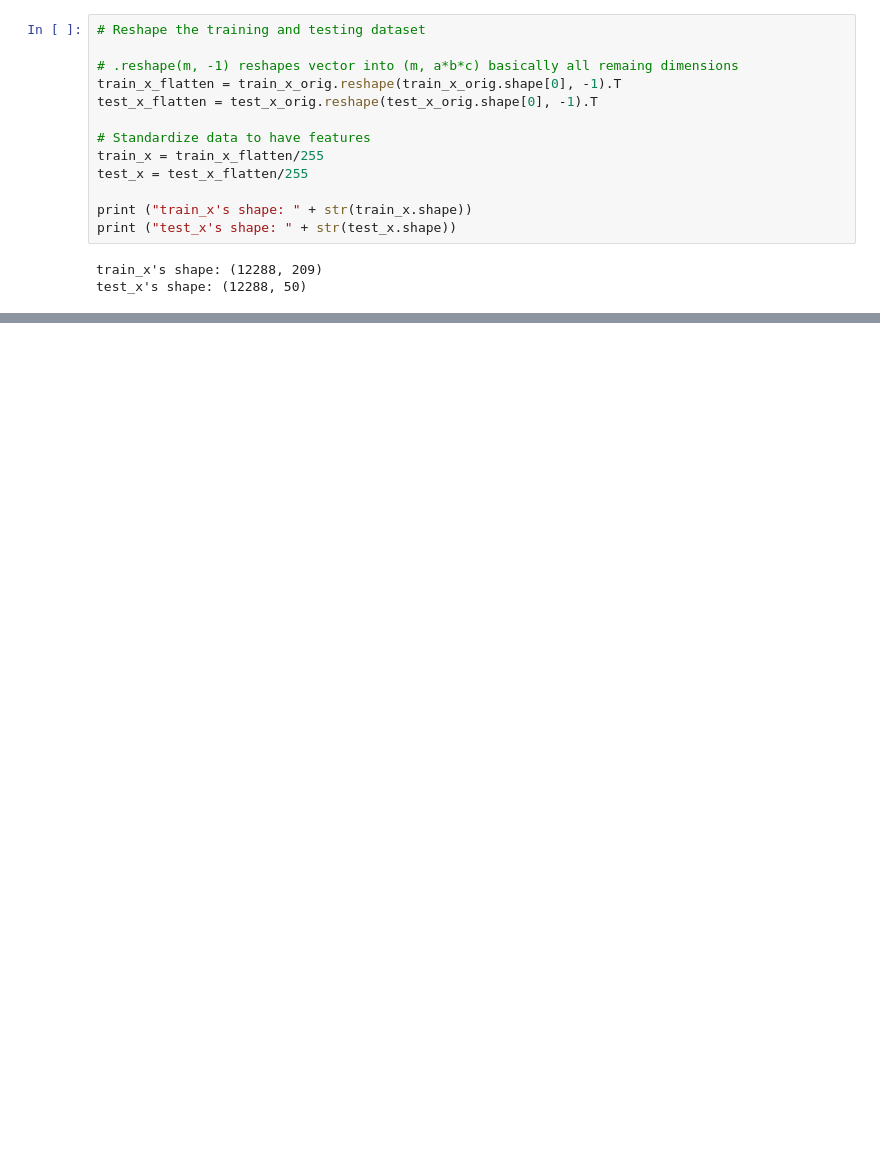
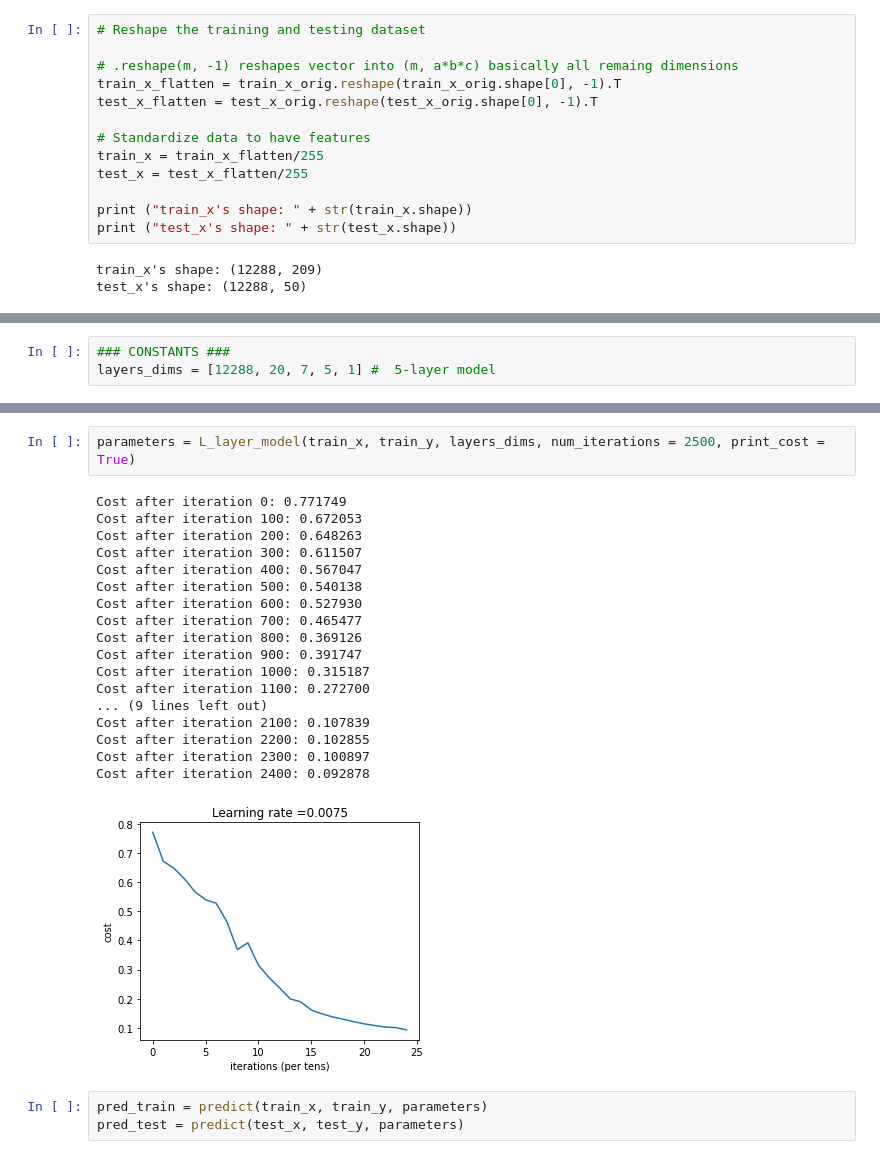
Before and after one commit to Berengarius13/Image_Classifier, a Jupyter notebook: Deep Neural Nework.ipynb, the cells around one changed output, grey strips where cells are left out. Cells and saved outputs as stored; diff of their text form; blank space fills up the shorter version.

```diff
--- a/Deep Neural Nework.ipynb
+++ b/Deep Neural Nework.ipynb
@@ -97,0 +120,3 @@ test_x's shape: (12288, 50)
+# %%
+### CONSTANTS ###
+layers_dims = [12288, 20, 7, 5, 1] #  5-layer model
@@ -97,0 +186,24 @@ test_x's shape: (12288, 50)
+# %%
+parameters = L_layer_model(train_x, train_y, layers_dims, num_iterations = 2500, print_cost = True)
+# %% [output]
+Cost after iteration 0: 0.771749
+Cost after iteration 100: 0.672053
+Cost after iteration 200: 0.648263
+Cost after iteration 300: 0.611507
+Cost after iteration 400: 0.567047
+Cost after iteration 500: 0.540138
+Cost after iteration 600: 0.527930
+Cost after iteration 700: 0.465477
+Cost after iteration 800: 0.369126
+Cost after iteration 900: 0.391747
+Cost after iteration 1000: 0.315187
+Cost after iteration 1100: 0.272700
+... (9 lines left out)
+Cost after iteration 2100: 0.107839
+Cost after iteration 2200: 0.102855
+Cost after iteration 2300: 0.100897
+Cost after iteration 2400: 0.092878
+[figure, added]
+# %%
+pred_train = predict(train_x, train_y, parameters)
+pred_test = predict(test_x, test_y, parameters)
```
Also changed, not shown: parts of 3 cells of this notebook.
